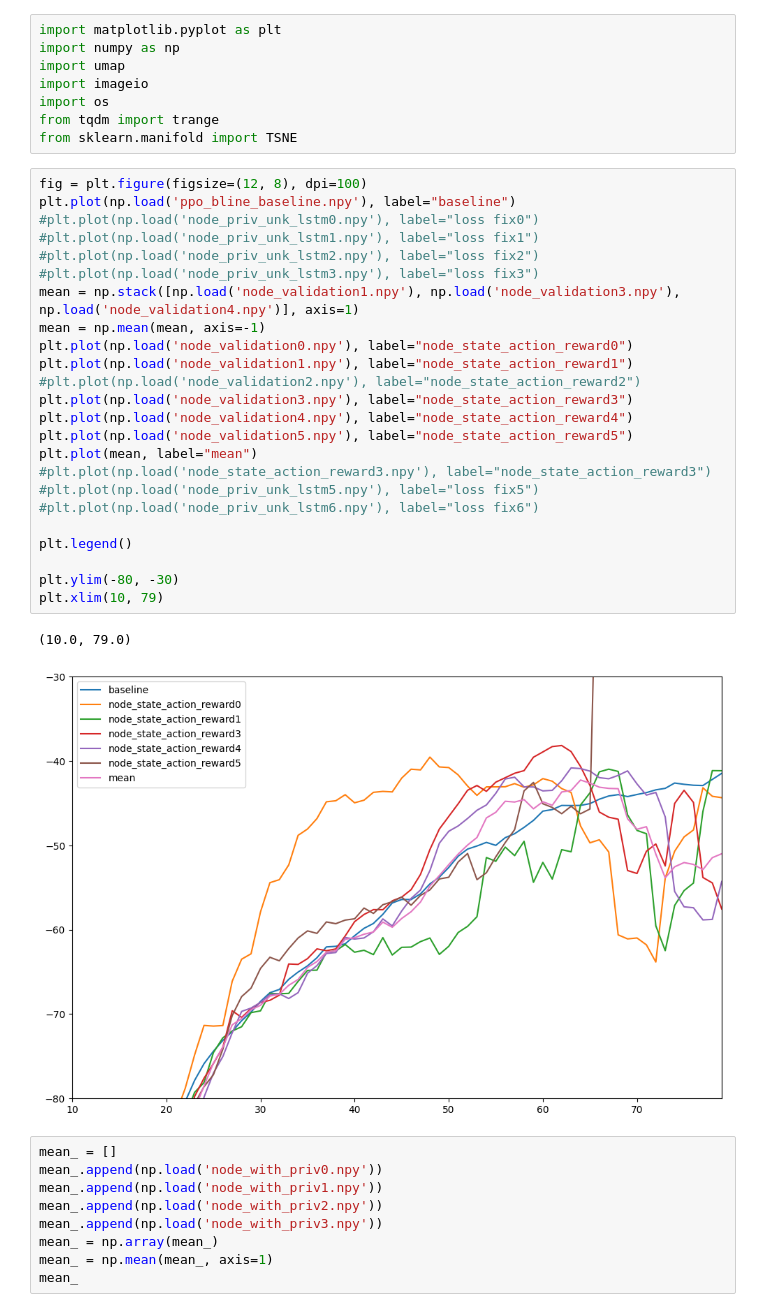
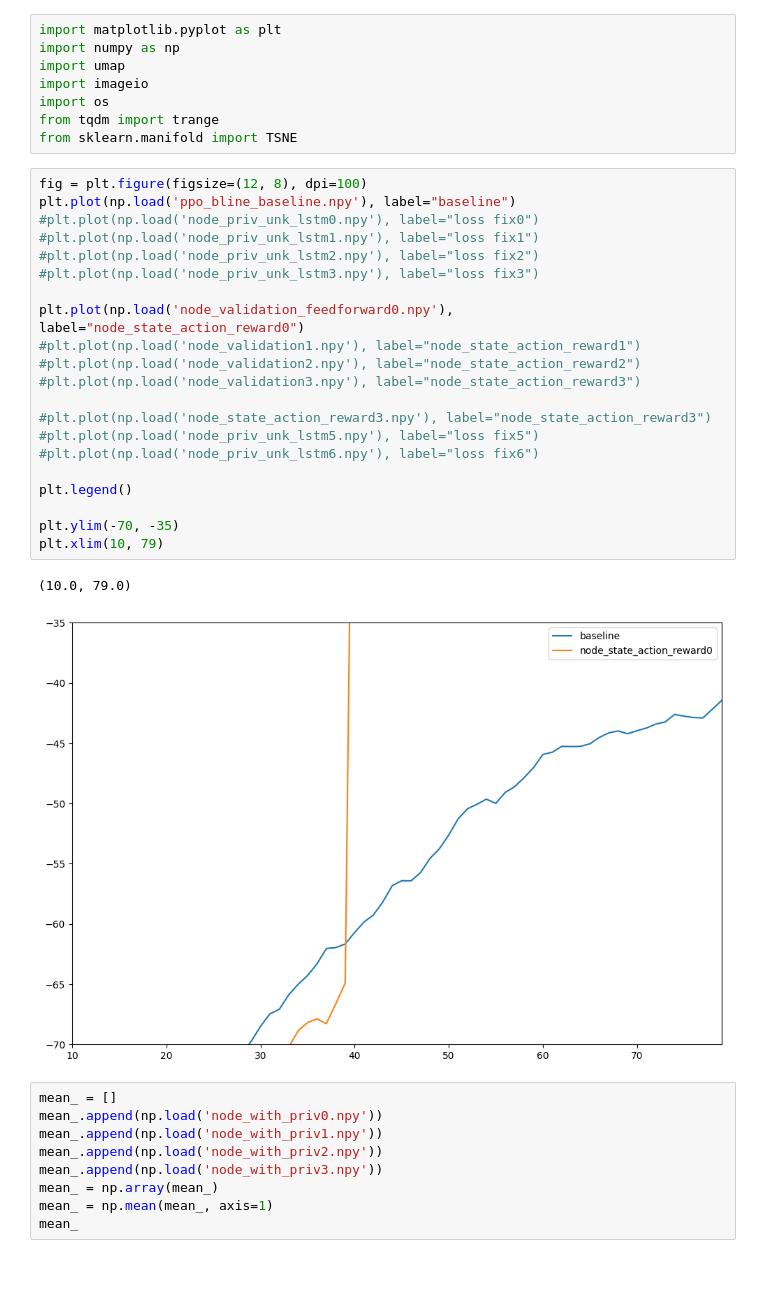
Before and after one commit to cage-challenge/cage-challenge-2, a Jupyter notebook: CybORG/CybORG/MBPPO/plots.ipynb, the cells around one changed output. Cells and saved outputs as stored; diff of their text form; blank space fills up the shorter version.

Commit message:
Sequential state tranistion

```diff
--- a/CybORG/CybORG/MBPPO/plots.ipynb
+++ b/CybORG/CybORG/MBPPO/plots.ipynb
@@ -9,30 +9,27 @@ from sklearn.manifold import TSNE
 # %%
 fig = plt.figure(figsize=(12, 8), dpi=100)
 plt.plot(np.load('ppo_bline_baseline.npy'), label="baseline")
 #plt.plot(np.load('node_priv_unk_lstm0.npy'), label="loss fix0")
 #plt.plot(np.load('node_priv_unk_lstm1.npy'), label="loss fix1")
 #plt.plot(np.load('node_priv_unk_lstm2.npy'), label="loss fix2")
 #plt.plot(np.load('node_priv_unk_lstm3.npy'), label="loss fix3")
-mean = np.stack([np.load('node_validation1.npy'), np.load('node_validation3.npy'), np.load('node_validation4.npy')], axis=1)
-mean = np.mean(mean, axis=-1)
-plt.plot(np.load('node_validation0.npy'), label="node_state_action_reward0")
-plt.plot(np.load('node_validation1.npy'), label="node_state_action_reward1")
+
+plt.plot(np.load('node_validation_feedforward0.npy'), label="node_state_action_reward0")
+#plt.plot(np.load('node_validation1.npy'), label="node_state_action_reward1")
 #plt.plot(np.load('node_validation2.npy'), label="node_state_action_reward2")
-plt.plot(np.load('node_validation3.npy'), label="node_state_action_reward3")
-plt.plot(np.load('node_validation4.npy'), label="node_state_action_reward4")
-plt.plot(np.load('node_validation5.npy'), label="node_state_action_reward5")
-plt.plot(mean, label="mean")
+#plt.plot(np.load('node_validation3.npy'), label="node_state_action_reward3")
+
 #plt.plot(np.load('node_state_action_reward3.npy'), label="node_state_action_reward3")
 #plt.plot(np.load('node_priv_unk_lstm5.npy'), label="loss fix5")
 #plt.plot(np.load('node_priv_unk_lstm6.npy'), label="loss fix6")
 
 plt.legend()
 
-plt.ylim(-80, -30)
+plt.ylim(-70, -35)
 plt.xlim(10, 79)
 # %% [output]
 (10.0, 79.0)
-[figure, old version]
+[figure, new version]
 # %%
 mean_ = []
 mean_.append(np.load('node_with_priv0.npy'))
```
Also changed, not shown: 13 other files.
